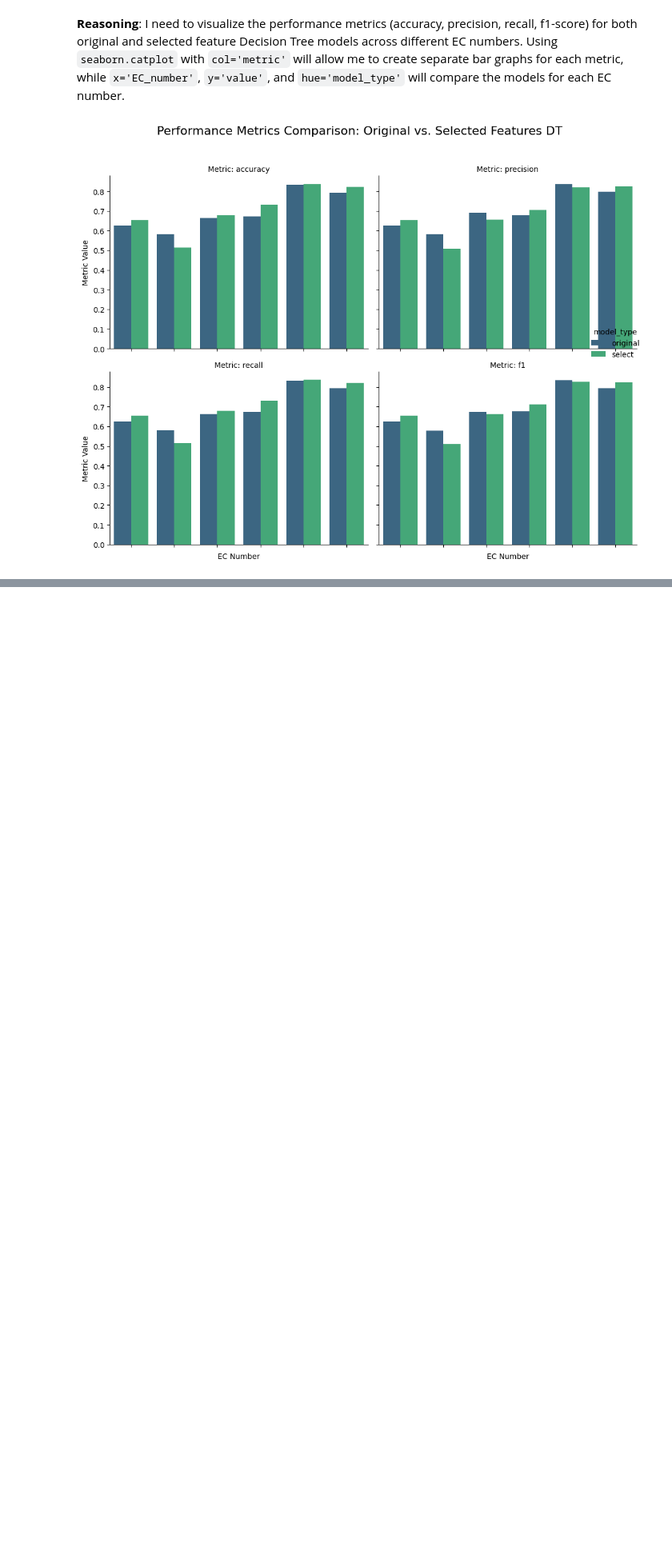
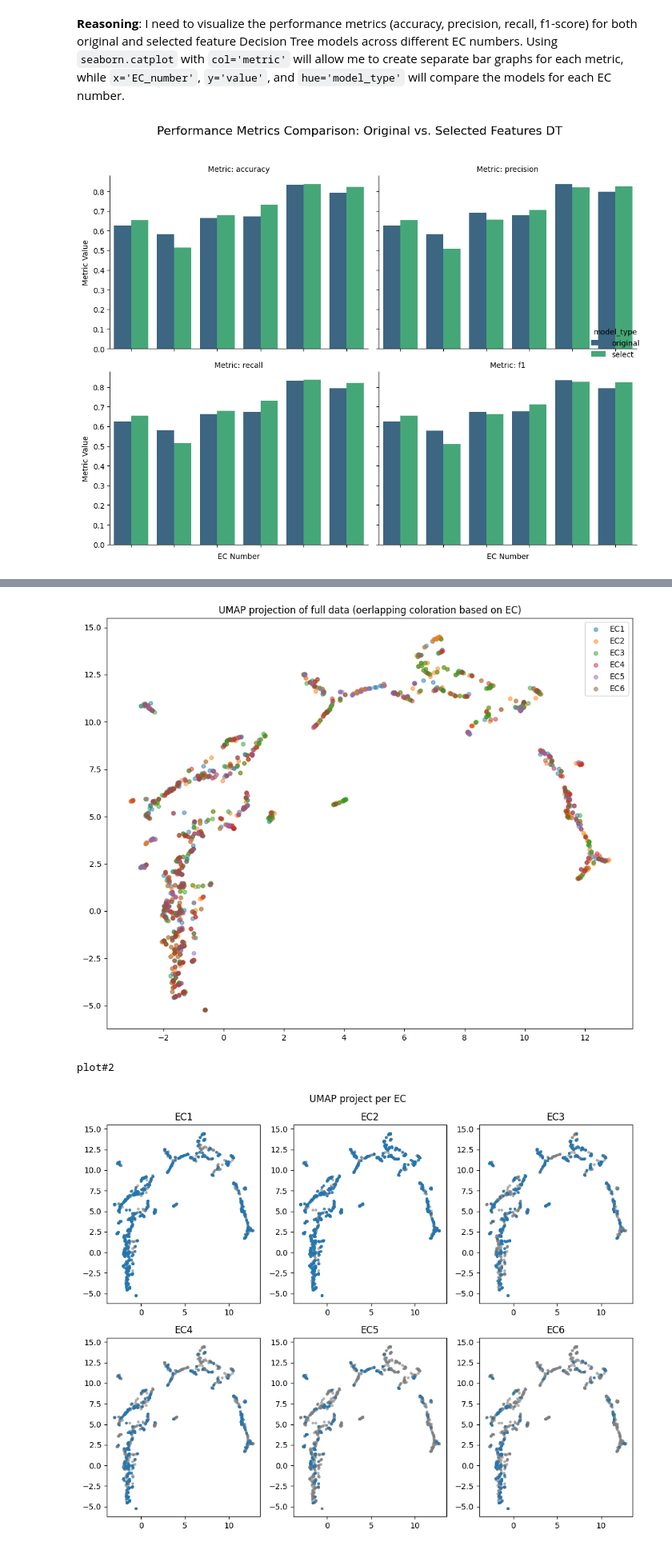
Before and after one commit to alainareeba/BIOL3340_EnzymeClassification, a Jupyter notebook: notebooks/RF_top10s.ipynb, the cells around one changed output, grey strips where cells are left out. Shown at 80% size. Cells and saved outputs as stored; diff of their text form; code cells hidden in the pictures; blank space fills up the shorter version.

Commit message:
UMAP plots

```diff
--- a/notebooks/RF_top10s.ipynb
+++ b/notebooks/RF_top10s.ipynb
@@ -295,0 +302,3 @@ plt.show()
+# %%
+df = pd.read_csv("/content/enzymes.csv").drop("Unnamed: 0",axis="columns")
+df
@@ -295,0 +319,40 @@ plt.show()
+# %%
+df = df.drop("Ipc",axis="columns")
+# %%
+label_cols=list(df.columns[-6:])
+# %%
+y = df[label_cols]
+# %%
+import umap
+
+# df should contain only feature columns (no labels)
+reducer = umap.UMAP(random_state=1120)
+
+embedding = reducer.fit_transform(df[df.columns[1:-7]])
+
+plt.figure(figsize=(10,8))
+
+for col in label_cols:
+    idx = y[col] == 1
+    plt.scatter(embedding[idx,0], embedding[idx,1], s=24, alpha=0.5, label=col)
+
+plt.legend()
+plt.title("UMAP projection of full data (oerlapping coloration based on EC)")
+plt.tight_layout()
+plt.show()
+
+print("plot#2\n\n")
+fig, axes = plt.subplots(2, 3, figsize=(10,8))
+
+for ax, col in zip(axes.ravel(), label_cols):
+    idx = y[col] == 1
+    ax.scatter(embedding[:,0], embedding[:,1], s=7, alpha=0.5, color="grey")
+    ax.scatter(embedding[idx,0], embedding[idx,1], s=7,alpha=0.7)
+    ax.set_title(col)
+plt.suptitle("UMAP project per EC")
+plt.tight_layout()
+plt.show()
+# %% [output]
+[figure, added]
+plot#2
+[figure, added]
```
Also changed, not shown: parts of 11 cells of this notebook.
